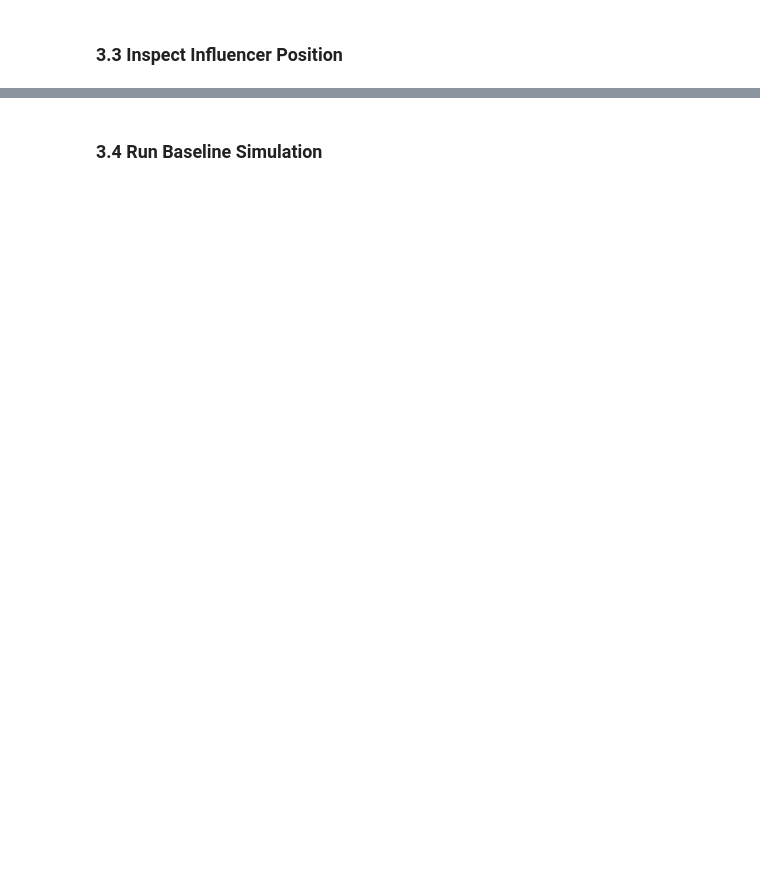
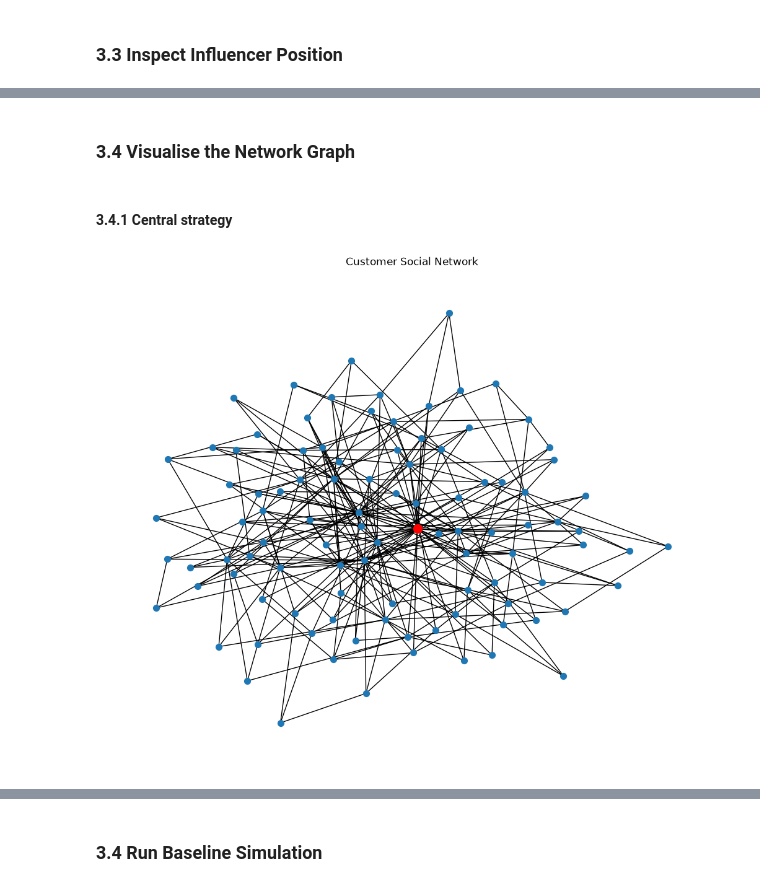
Before and after one commit to tammyweng0/UWA_computational_modelling_project, a Jupyter notebook: notebooks/experiments.ipynb, the cells around one changed output, grey strips where cells are left out. Cells and saved outputs as stored; diff of their text form; code cells hidden in the pictures; blank space fills up the shorter version.

```diff
--- a/notebooks/experiments.ipynb
+++ b/notebooks/experiments.ipynb
@@ -236,0 +263,31 @@ Degree 35: 1 customers
+# %% [markdown]
+### 3.4 Visualise the Network Graph
+# %% [markdown]
+#### 3.4.1 Central strategy
+# %%
+# Calculate positions once
+pos = nx.spring_layout(G, seed=42)
+
+plt.figure(figsize=(10, 8))
+
+# Draw the whole network
+nx.draw(
+    G,
+    pos,
+    node_size=50,
+    with_labels=False
+)
+
+# Highlight highest-degree customer
+nx.draw_networkx_nodes(
+    G,
+    pos,
+    nodelist=[central_influencer],
+    node_size=100,
+    node_color="red"
+)
+
+plt.title("Customer Social Network")
+plt.show()
+# %% [output]
+[figure, added]
```
Also changed, not shown: parts of 32 cells of this notebook, 1 other file.
